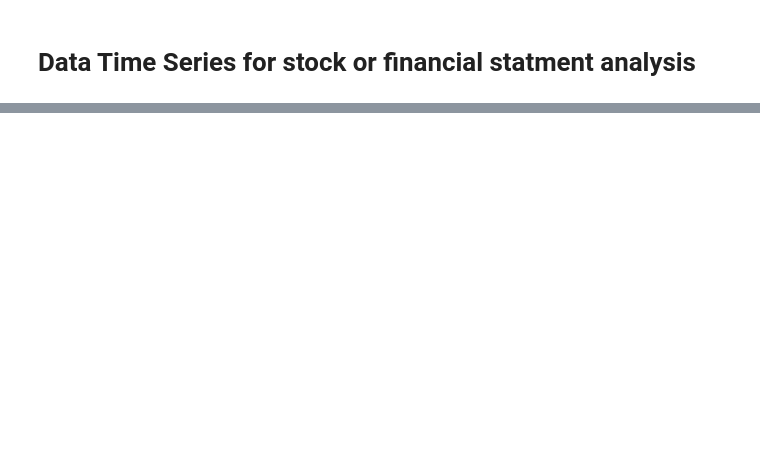
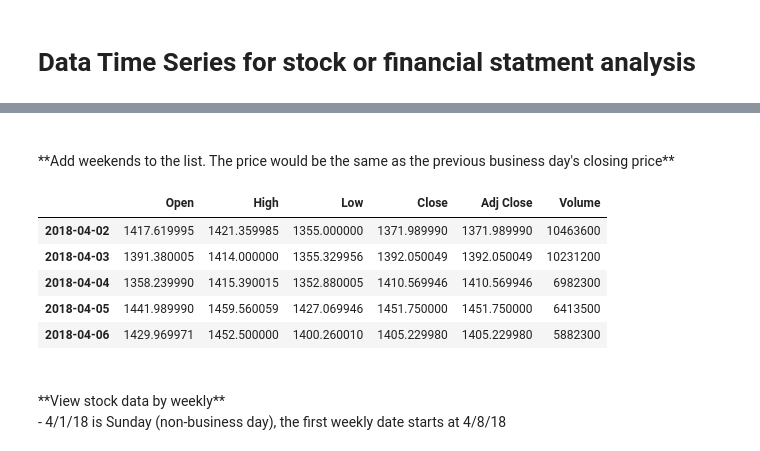
Before and after one commit to jasminjohnson/jasminjohnson.github.io, a Jupyter notebook: downloads/notebooks/PandasTimeSeriesAnalysis.ipynb, the cells around one changed output, grey strips where cells are left out. Saved outputs shown, nothing was run; the diff lists cells and outputs as text; code cells hidden in the pictures; blank space fills up the shorter version.

```diff
--- a/downloads/notebooks/PandasTimeSeriesAnalysis.ipynb
+++ b/downloads/notebooks/PandasTimeSeriesAnalysis.ipynb
@@ -297,0 +200,15 @@ Freq: B, dtype: int32
+# %% [markdown]
+<br>
+**Add weekends to the list. The price would be the same as the previous business day's closing price**
+# %%
+df1.asfreq('D', method='pad').head()
+# %% [output]
+|  | Open | High | Low | Close | Adj Close | Volume |
+| 2018-04-02 | 1417.619995 | 1421.359985 | 1355.000000 | 1371.989990 | 1371.989990 | 10463600 |
+| 2018-04-03 | 1391.380005 | 1414.000000 | 1355.329956 | 1392.050049 | 1392.050049 | 10231200 |
+| 2018-04-04 | 1358.239990 | 1415.390015 | 1352.880005 | 1410.569946 | 1410.569946 | 6982300 |
+| 2018-04-05 | 1441.989990 | 1459.560059 | 1427.069946 | 1451.750000 | 1451.750000 | 6413500 |
+| 2018-04-06 | 1429.969971 | 1452.500000 | 1400.260010 | 1405.229980 | 1405.229980 | 5882300 |
+# %% [markdown]
+<br>
+**View stock data by weekly**<br> - 4/1/18 is Sunday (non-business day), the first weekly date starts at 4/8/18
```
Also changed, not shown: parts of 62 cells of this notebook, 10 other files.
